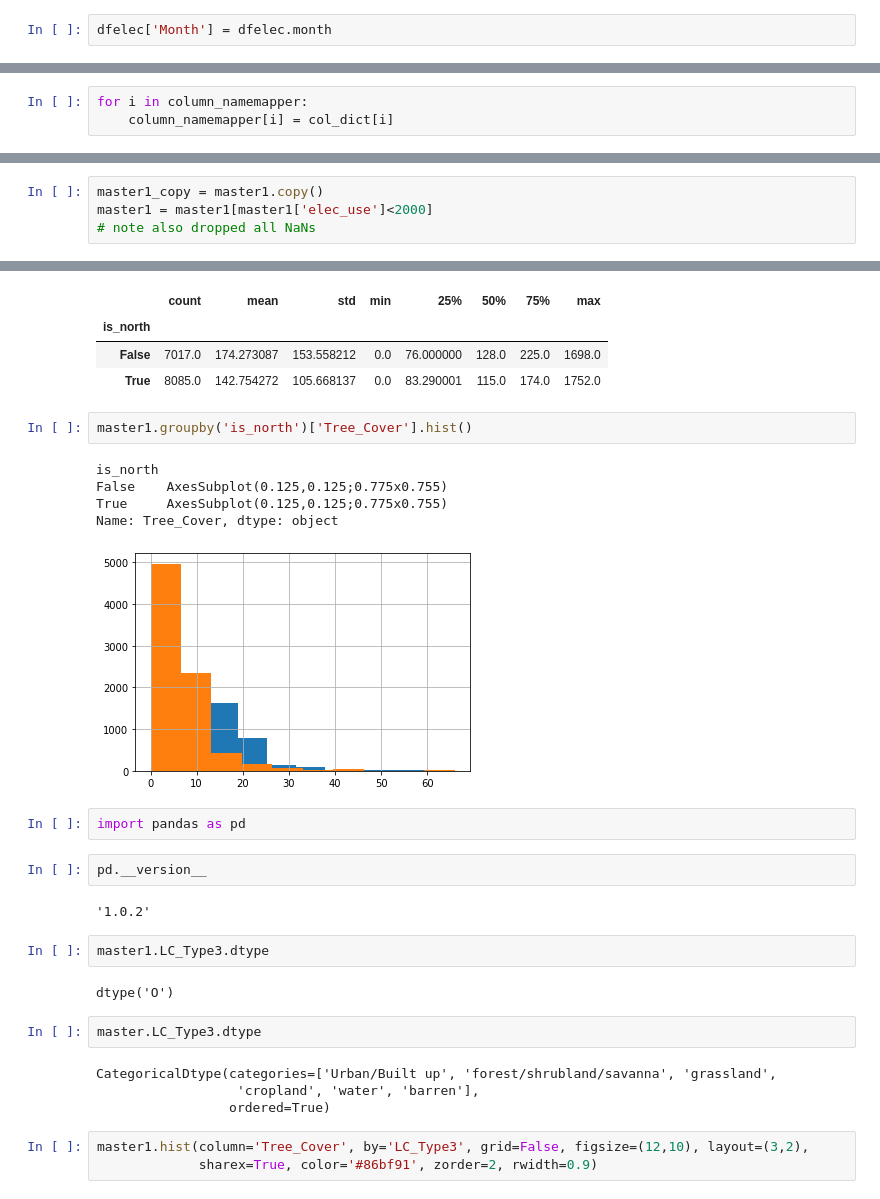
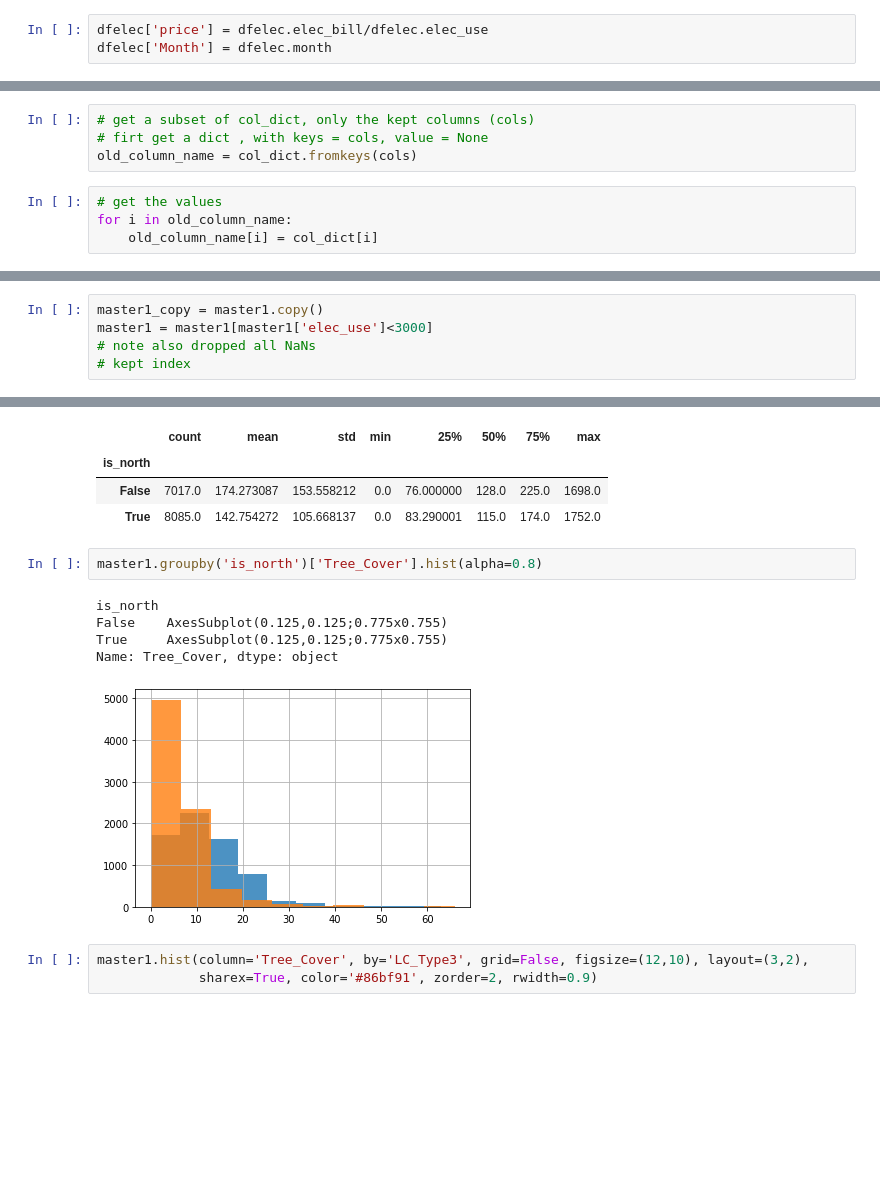
Before and after one commit to JK558/Land-Cover-UHI-Energy-Use, a Jupyter notebook: Land-Cover-UHI-Energy-Use.ipynb, the cells around one changed output, grey strips where cells are left out. Cells and saved outputs as stored; diff of their text form; blank space fills up the shorter version.

Commit message:
jupyter notebook
reorganize the  flow
elec_use <3000
checked results hold
has master and master1
has NonVege

```diff
--- a/Land-Cover-UHI-Energy-Use.ipynb
+++ b/Land-Cover-UHI-Energy-Use.ipynb
@@ -270,6 +311,7 @@ dfelec_bill.rename(columns={'variable':"month", 'value':'elec_bill'}, inplace=Tr
 # %%
 dfelec = pd.merge(dfelec_use, dfelec_bill, how='inner')
 # %%
+dfelec['price'] = dfelec.elec_bill/dfelec.elec_use
 dfelec['Month'] = dfelec.month
 # %%
 dfelec.head()
@@ -331,3 +370,8 @@ column_namemapper = col_dict.fromkeys(cols)
+# %%
+# get a subset of col_dict, only the kept columns (cols)
+# firt get a dict , with keys = cols, value = None
+old_column_name = col_dict.fromkeys(cols)
 # %%
-for i in column_namemapper:
-    column_namemapper[i] = col_dict[i]
+# get the values
+for i in old_column_name:
+    old_column_name[i] = col_dict[i]
@@ -1141,4 +1220,5 @@ master1['elec_use'].count()
 # %%
 master1_copy = master1.copy()
-master1 = master1[master1['elec_use']<2000]
+master1 = master1[master1['elec_use']<3000]
 # note also dropped all NaNs
+# kept index
@@ -1969,29 +2217,13 @@ master1.groupby('is_north')['elec_use'].describe()
 | False | 7017.0 | 174.273087 | 153.558212 | 0.0 | 76.000000 | 128.0 | 225.0 | 1698.0 |
 | True | 8085.0 | 142.754272 | 105.668137 | 0.0 | 83.290001 | 115.0 | 174.0 | 1752.0 |
 # %%
-master1.groupby('is_north')['Tree_Cover'].hist()
+master1.groupby('is_north')['Tree_Cover'].hist(alpha=0.8)
 # %% [output]
 is_north
 False    AxesSubplot(0.125,0.125;0.775x0.755)
 True     AxesSubplot(0.125,0.125;0.775x0.755)
 Name: Tree_Cover, dtype: object
-[figure, old version]
+[figure, new version]
-# %%
-import pandas as pd
-# %%
-pd.__version__
-# %% [output]
-'1.0.2'
-# %%
-master1.LC_Type3.dtype
-# %% [output]
-dtype('O')
-# %%
-master.LC_Type3.dtype
-# %% [output]
-CategoricalDtype(categories=['Urban/Built up', 'forest/shrubland/savanna', 'grassland',
-                  'cropland', 'water', 'barren'],
-                 ordered=True)
 # %%
 master1.hist(column='Tree_Cover', by='LC_Type3', grid=False, figsize=(12,10), layout=(3,2),
              sharex=True, color='#86bf91', zorder=2, rwidth=0.9)
```
Also changed, not shown: parts of 179 cells of this notebook.
